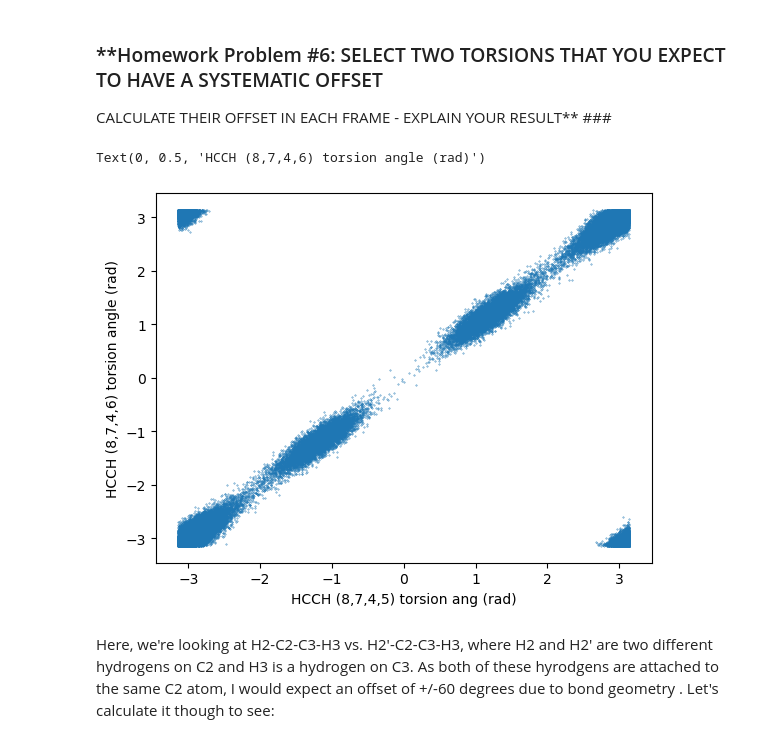
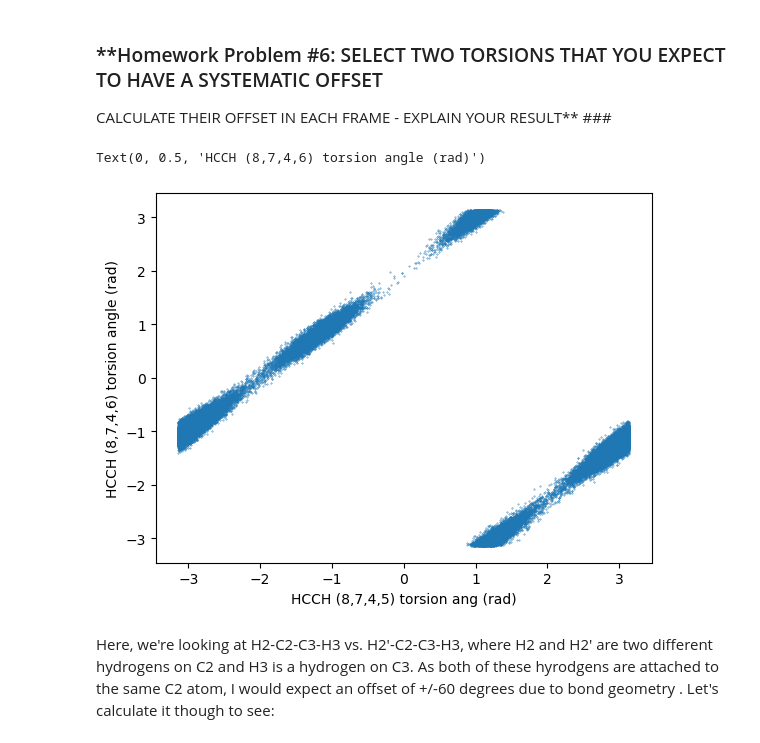
Before and after one commit to anjalidhar/CHEM101.6, a Jupyter notebook: notebooks/Chem101.6_S24_Project1_Students.ipynb, the cells around one changed output. Saved outputs shown, nothing was run; the diff lists cells and outputs as text; code cells hidden in the pictures.

```diff
--- a/notebooks/Chem101.6_S24_Project1_Students.ipynb
+++ b/notebooks/Chem101.6_S24_Project1_Students.ipynb
@@ -913,15 +913,15 @@ CALCULATE THEIR OFFSET IN EACH FRAME - EXPLAIN YOUR RESULT** ###
 # %%
 #SELECT TWO TORSIONS THAT YOU EXPECT TO HAVE A SYSTEMATIC OFFSET
 #CALCULATE THEIR OFFSET IN EACH FRAME - EXPLAIN YOUR RESULT
 
 #Consider H2-C2-C3-H3 vs. H2'-C2-C3-H3 (two different hydrogens on C2)
 
-plt.scatter(HCCH_torsions[:,0], HCCH_torsions[:,3], marker='o', s=0.1)
+plt.scatter(HCCH_torsions[:,0], HCCH_torsions[:,1], marker='o', s=0.1)
 plt.xlabel('HCCH (8,7,4,5) torsion ang (rad)')
 plt.ylabel('HCCH (8,7,4,6) torsion angle (rad)')
 # %% [output]
 Text(0, 0.5, 'HCCH (8,7,4,6) torsion angle (rad)')
-[figure, old version]
+[figure, new version]
 # %% [markdown]
 Here, we're looking at H2-C2-C3-H3 vs. H2'-C2-C3-H3, where H2 and H2' are two different hydrogens on C2 and H3 is a hydrogen on C3. As both of these hyrodgens are attached to the same C2 atom, I would expect an offset of +/-60 degrees due to bond geometry . Let's calculate it though to see:
 # %%
```
